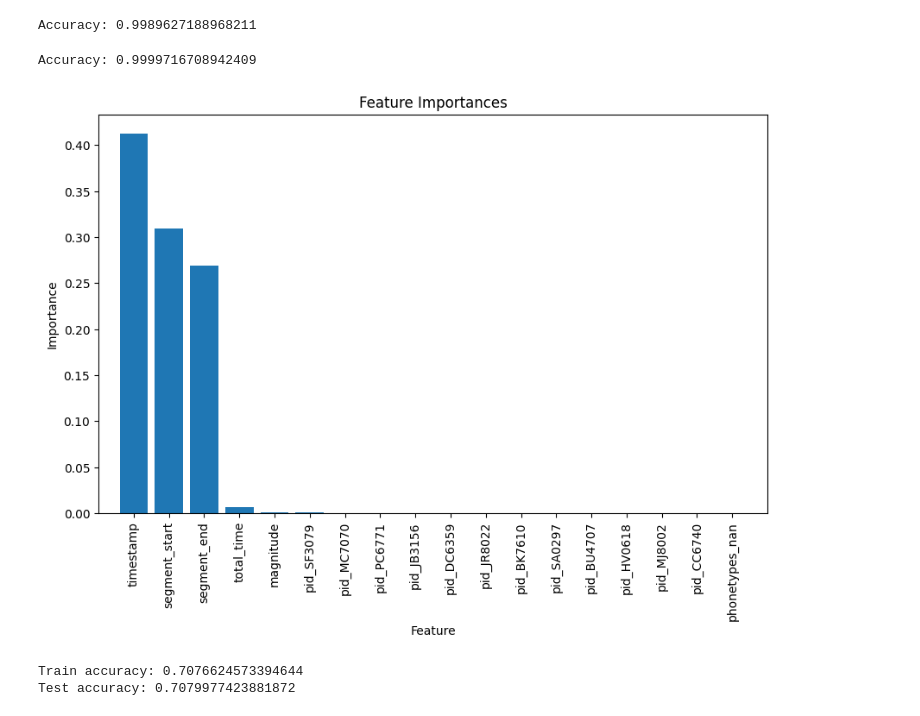
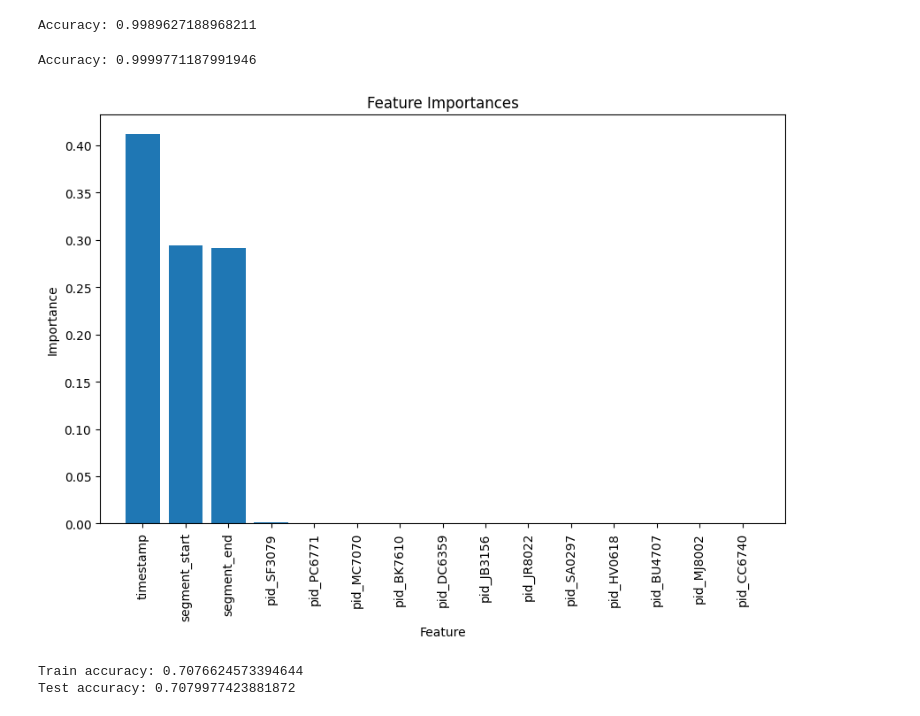
Before and after one commit to MercerHeath/ML-Project, a Jupyter notebook: project/mlproject.ipynb, the cells around one changed output. Saved outputs shown, nothing was run; the diff lists cells and outputs as text; code cells hidden in the pictures.

```diff
--- a/project/mlproject.ipynb
+++ b/project/mlproject.ipynb
@@ -200,10 +200,6 @@ filtered_data_below_threshold = merged_data[merged_data['TAC_Reading'] < tacThre
 filtered_aboveMergeData = merged_data[merged_data['TAC_Reading'] >= 0]
 
 filtered_aboveMergeData['phonetypes'] = phoneTypes['phonetype']
-filtered_participant_data = participant_data[participant_data['magnitude'] >= 1]
-filtered_aboveMergeData = pd.merge(filtered_aboveMergeData, filtered_participant_data[['pid', 'magnitude']], on='pid', how='left')
-
-
 
 # Print the counts
 above_count = filtered_data_above_threshold.shape[0]
@@ -390,65 +386,72 @@ print("Accuracy:", accuracy)
 Accuracy: 0.9989627188968211
 # %%
 #Written by Heath Mercer
-from sklearn.preprocessing import OneHotEncoder, LabelEncoder
+from sklearn.preprocessing import OneHotEncoder
 from sklearn.compose import ColumnTransformer
 from sklearn.pipeline import Pipeline
 from sklearn.ensemble import RandomForestClassifier
 from sklearn.model_selection import train_test_split
 from sklearn.metrics import accuracy_score
 
+# Define your preprocessor
 preprocessor = ColumnTransformer(
     transformers=[
-        ('pid', OneHotEncoder(handle_unknown='ignore'), ['pid']),
-        ('phonetypes', OneHotEncoder(handle_unknown='ignore'), ['phonetypes'])
+        ('pid', OneHotEncoder(handle_unknown='ignore'), ['pid'])
     ],
     remainder='passthrough'
 )
 
+# Define the pipeline with the preprocessor and the RandomForestClassifier
 pipeline = Pipeline([
     ('preprocessor', preprocessor),
-    ('classifier', RandomForestClassifier(random_state=42))
+    ('classifier', RandomForestClassifier(random_state=42))  # You can adjust parameters as needed
 ])
 
-X = filtered_aboveMergeData[['timestamp', 'total_time', 'phonetypes', 'segment_start', 'segment_end', 'pid', 'magnitude']]
+X = filtered_aboveMergeData[['pid', 'timestamp', 'segment_start', 'segment_end']]
 y = (filtered_aboveMergeData['TAC_Reading'] >= .08)
 
+
+# Assuming X and y are defined as you have them
 X_train, X_test, y_train, y_test = train_test_split(X, y, test_size=0.2, random_state=42)
 
+# Fit the pipeline
 pipeline.fit(X_train, y_train)
 
+# Predict
 y_pred = pipeline.predict(X_test)
 
+# Calculate accuracy
 accuracy = accuracy_score(y_test, y_pred)
 print("Accuracy:", accuracy)
 # %% [output]
-Accuracy: 0.9999716708942409
+Accuracy: 0.9999771187991946
 # %%
 #Written by Heath Mercer
 import matplotlib.pyplot as plt
 
 random_forest = pipeline.named_steps['classifier']
 
 feature_importances = random_forest.feature_importances_
 
 one_hot_feature_names = preprocessor.named_transformers_['pid'].get_feature_names_out(input_features=['pid'])
-phonetypes_encoded_feature_names = preprocessor.named_transformers_['phonetypes'].get_feature_names_out(input_features=['phonetypes'])
-remaining_feature_names = list(X.columns.drop(['pid', 'phonetypes']))
 
-feature_names = list(one_hot_feature_names) + list(phonetypes_encoded_feature_names) + remaining_feature_names
+remaining_feature_names = list(X.columns.drop('pid'))
+
+feature_names = list(one_hot_feature_names) + remaining_feature_names
 
 indices = feature_importances.argsort()[::-1]
 
+# Plot
 plt.figure(figsize=(10, 6))
 plt.title("Feature Importances")
 plt.bar(range(len(indices)), feature_importances[indices], align="center")
 plt.xticks(range(len(indices)), [feature_names[i] for i in indices], rotation=90)
 plt.xlim([-1, len(indices)])
 plt.ylabel("Importance")
 plt.xlabel("Feature")
 plt.show()
 # %% [output]
-[figure, old version]
+[figure, new version]
 # %%
 #Written by Nathan Padgett
 from sklearn.model_selection import train_test_split
```
Also changed, not shown: parts of 3 cells of this notebook.
